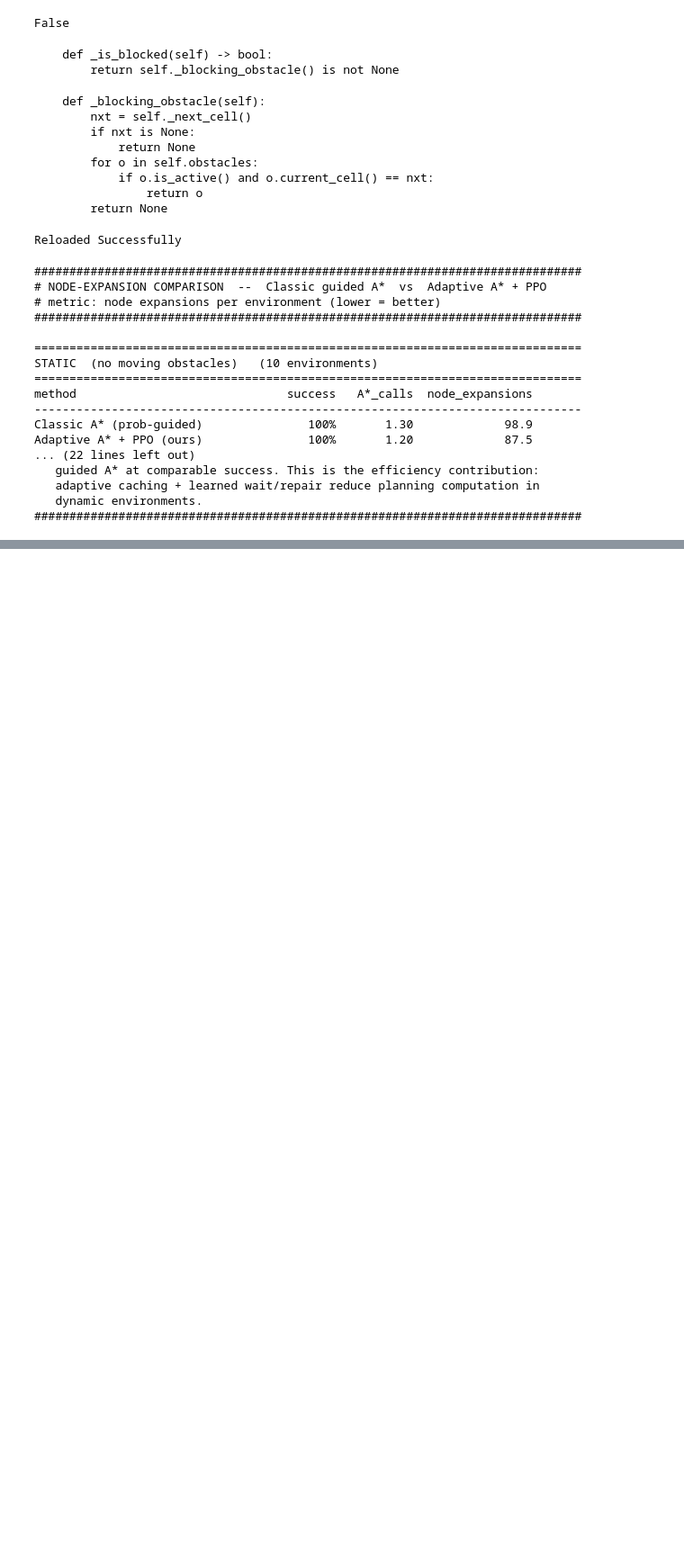
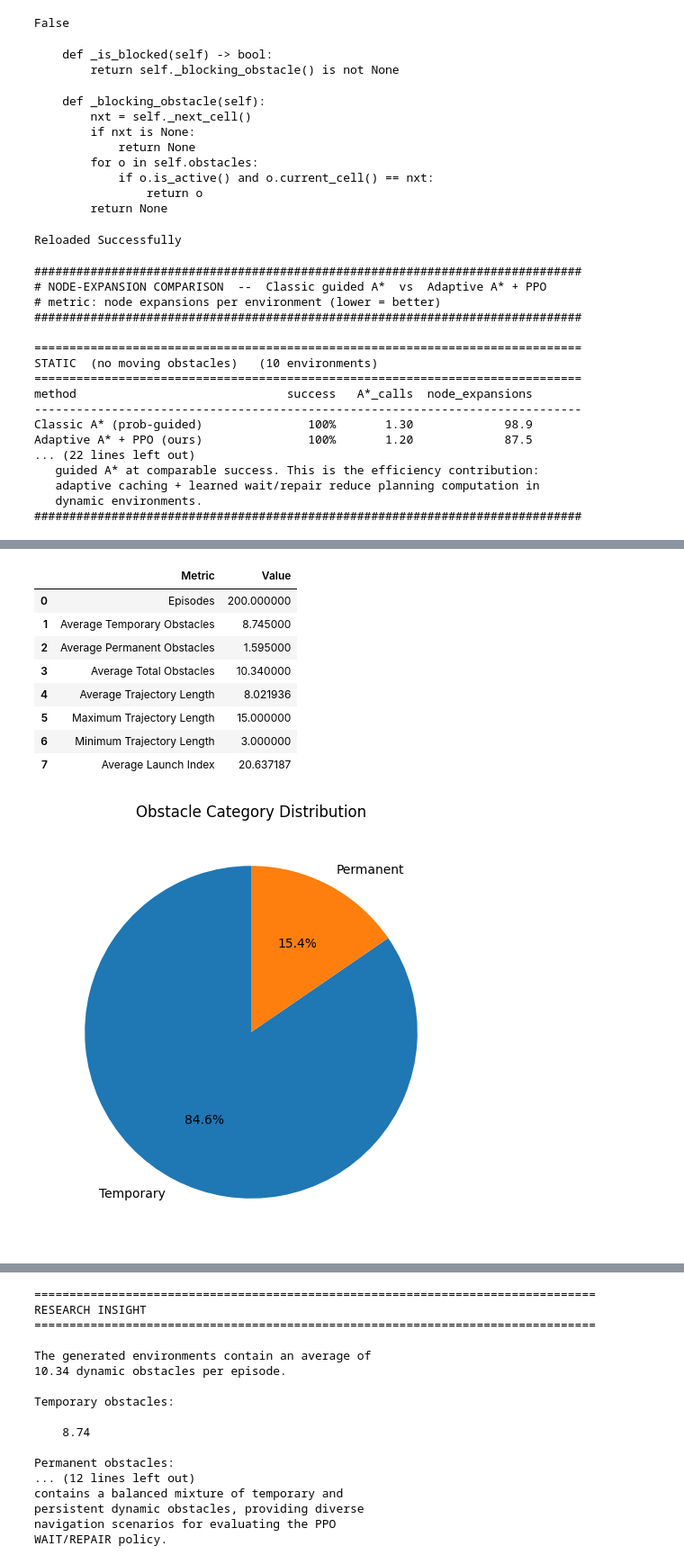
Before and after one commit to Avilash-git/Internship_project, a Jupyter notebook: DYNAMIC_VERSION_9_convoy.ipynb, the cells around one changed output, grey strips where cells are left out. Shown at 90% size. Saved outputs shown, nothing was run; the diff lists cells and outputs as text; code cells hidden in the pictures; blank space fills up the shorter version.

```diff
--- a/DYNAMIC_VERSION_9_convoy.ipynb
+++ b/DYNAMIC_VERSION_9_convoy.ipynb
@@ -1354,11 +1474,11 @@ import numpy as np
 import pandas as pd
 import matplotlib.pyplot as plt
 
-from ppo_dynamic_v9 import DynamicObstacleEnvv9
+from ppo_dynamic_v9 import DynamicObstacleEnvV9
 
 NUM_EPISODES = 200
 
-eval_env = DynamicObstacleEnvv9(
+eval_env = DynamicObstacleEnvV9(
     cfg,
     prob_provider=prov
 )
@@ -1550,30 +1670,41 @@ plt.show()
 print("="*80)
 print("RESEARCH INSIGHT")
 print("="*80)
 
 print(f"""
 The generated environments contain an average of
 {np.mean(total_count):.2f} dynamic obstacles per episode.
 
 Temporary obstacles:
 
     {np.mean(temp_count):.2f}
 
 Permanent obstacles:
 
     {np.mean(perm_count):.2f}
 
 Average trajectory length:
 
     {np.mean(traj_lengths):.2f} cells
 
 Average launch index:
 
     {np.mean(launch_indices):.2f}
 
 These statistics indicate that the evaluation
 contains a balanced mixture of temporary and
 persistent dynamic obstacles, providing diverse
 navigation scenarios for evaluating the PPO
 WAIT/REPAIR policy.
 """)
+# %% [output]
+|  | Metric | Value |
+| 0 | Episodes | 200.000000 |
+| 1 | Average Temporary Obstacles | 8.745000 |
+| 2 | Average Permanent Obstacles | 1.595000 |
+| 3 | Average Total Obstacles | 10.340000 |
+| 4 | Average Trajectory Length | 8.021936 |
+| 5 | Maximum Trajectory Length | 15.000000 |
+| 6 | Minimum Trajectory Length | 3.000000 |
+| 7 | Average Launch Index | 20.637187 |
+[figure, added]
@@ -1580,3 +1714,20 @@ WAIT/REPAIR policy.
+================================================================================
+RESEARCH INSIGHT
+================================================================================
+
+The generated environments contain an average of
+10.34 dynamic obstacles per episode.
+
+Temporary obstacles:
+
+    8.74
+
+Permanent obstacles:
+... (12 lines left out)
+contains a balanced mixture of temporary and
+persistent dynamic obstacles, providing diverse
+navigation scenarios for evaluating the PPO
+WAIT/REPAIR policy.
 # %%
 # ==========================================================
 # Evaluation 3 : PPO Behaviour Analysis
```
Also changed, not shown: parts of 11 cells of this notebook.
